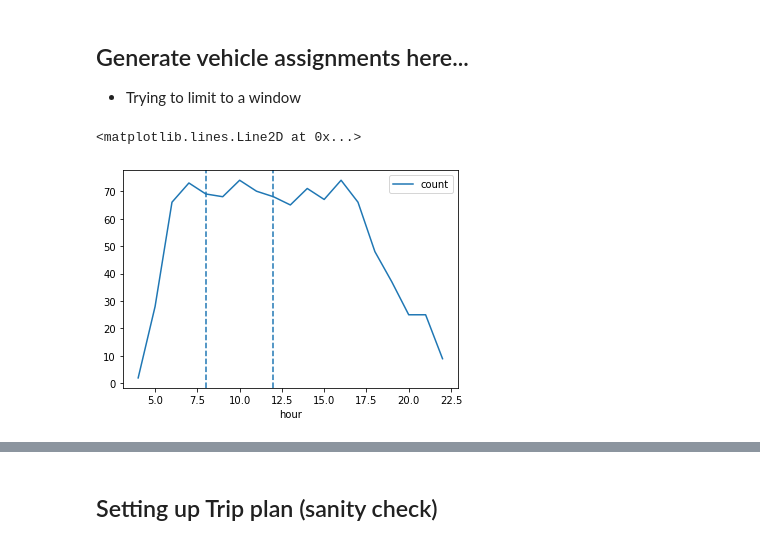
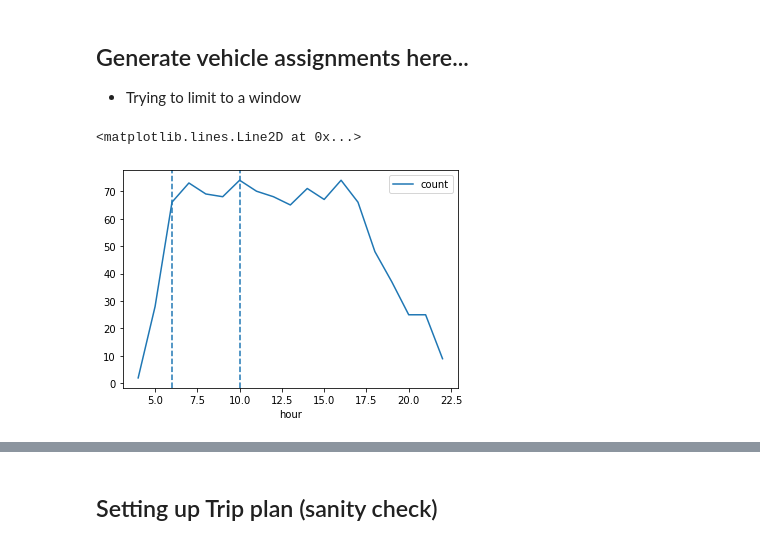
Before and after one commit to jptalusan/ICCPS_stationing, a Jupyter notebook: data_generation/generate_day_trips.ipynb, the cells around one changed output, grey strips where cells are left out. Drawn from its saved outputs; the diff is of its cells as text; code cells hidden in the pictures.

```diff
--- a/data_generation/generate_day_trips.ipynb
+++ b/data_generation/generate_day_trips.ipynb
@@ -390,14 +397,14 @@ end_time = '12:00:00'
 # %%
 fp = f'results/sampled_loads_{DATE.replace("-","")}.pkl'
 trip_res_df = pd.read_pickle(fp)
 trip_res_df['hour'] = trip_res_df.scheduled_time.dt.hour
 trip_res_df['count'] = 1
 ax = trip_res_df.groupby('trip_id').agg({"hour":"first", "count":"count"}).groupby("hour").count().plot(kind='line')
-ax.axvline(x=8, ymin=0, ymax=100, ls='--')
-ax.axvline(x=12, ymin=0, ymax=100, ls='--')
+ax.axvline(x=6, ymin=0, ymax=100, ls='--')
+ax.axvline(x=10, ymin=0, ymax=100, ls='--')
 # %% [output]
 <matplotlib.lines.Line2D at 0x...>
-[figure, old version]
+[figure, new version]
 # %%
 import json
 # Vehicle assignments
```
Also changed, not shown: parts of 5 cells of this notebook, 4 other files.
